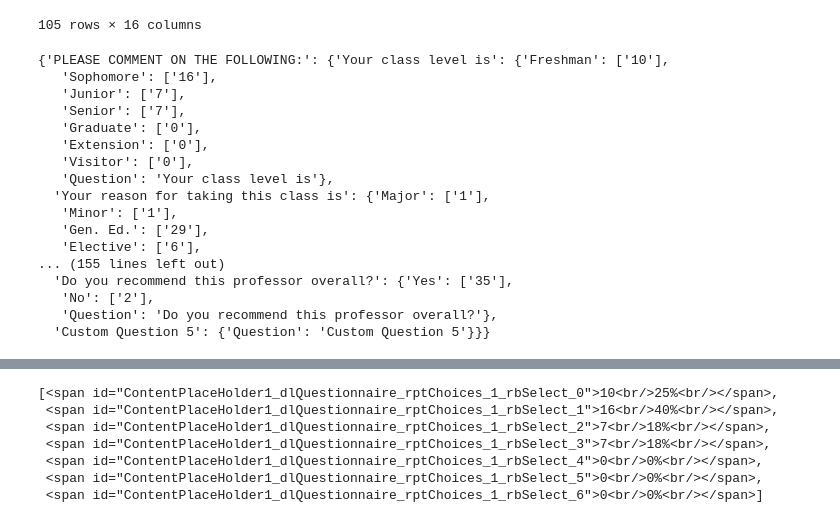
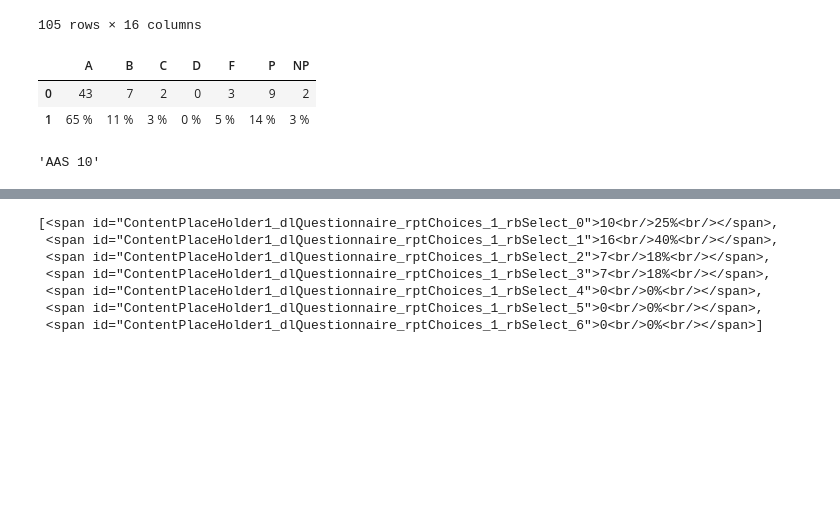
Before and after one commit to ptse8204/craveforcapes, a Jupyter notebook: individualreport.ipynb, the cells around one changed output, grey strips where cells are left out. Drawn from its saved outputs; the diff is of its cells as text; code cells hidden in the pictures; blank space fills up the shorter version.

```diff
--- a/individualreport.ipynb
+++ b/individualreport.ipynb
@@ -35,10 +35,20 @@ df[3]
 105 rows × 16 columns
 # %%
 soup = BeautifulSoup(open("example.html", "r"))
+# %%
+pd.read_html("example.html")[2]
+# %% [output]
+|  | A | B | C | D | F | P | NP |
+| 0 | 43 | 7 | 2 | 0 | 3 | 9 | 2 |
+| 1 | 65 % | 11 % | 3 % | 0 % | 5 % | 14 % | 3 % |
 # %%
 import re
 # %%
 # seperate question, column head, response for each question using dictionaries --> then create dataframe to fit them
+# %%
+soup.find("span", {"id": "ContentPlaceHolder1_lblCourseDescription"}).text.split("(")[0].strip()
+# %% [output]
+'AAS 10'
 # %%
 def question_collector(bs4obj):
     question_text = bs4obj.find_all("span", {"id": re.compile("ContentPlaceHolder1_dlQuestionnaire_lblQuestionText_.*")})
@@ -69,23 +84,3 @@ def question_collector(bs4obj):
                 return_dct[dct_key[-1]].update({qt.text: col_copy})
                 counter += 1
     return return_dct
-# %%
-question_collector(soup)
-# %% [output]
-{'PLEASE COMMENT ON THE FOLLOWING:': {'Your class level is': {'Freshman': ['10'],
-   'Sophomore': ['16'],
-   'Junior': ['7'],
-   'Senior': ['7'],
-   'Graduate': ['0'],
-   'Extension': ['0'],
-   'Visitor': ['0'],
-   'Question': 'Your class level is'},
-  'Your reason for taking this class is': {'Major': ['1'],
-   'Minor': ['1'],
-   'Gen. Ed.': ['29'],
-   'Elective': ['6'],
-... (155 lines left out)
-  'Do you recommend this professor overall?': {'Yes': ['35'],
-   'No': ['2'],
-   'Question': 'Do you recommend this professor overall?'},
-  'Custom Question 5': {'Question': 'Custom Question 5'}}}
```
Also changed, not shown: parts of 26 cells of this notebook, 2 other files.
